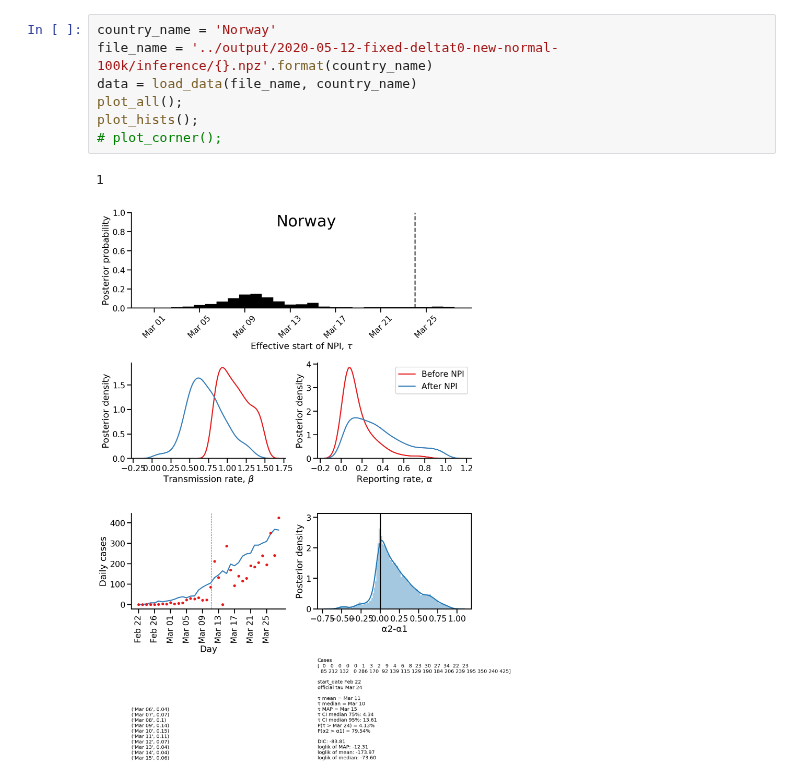
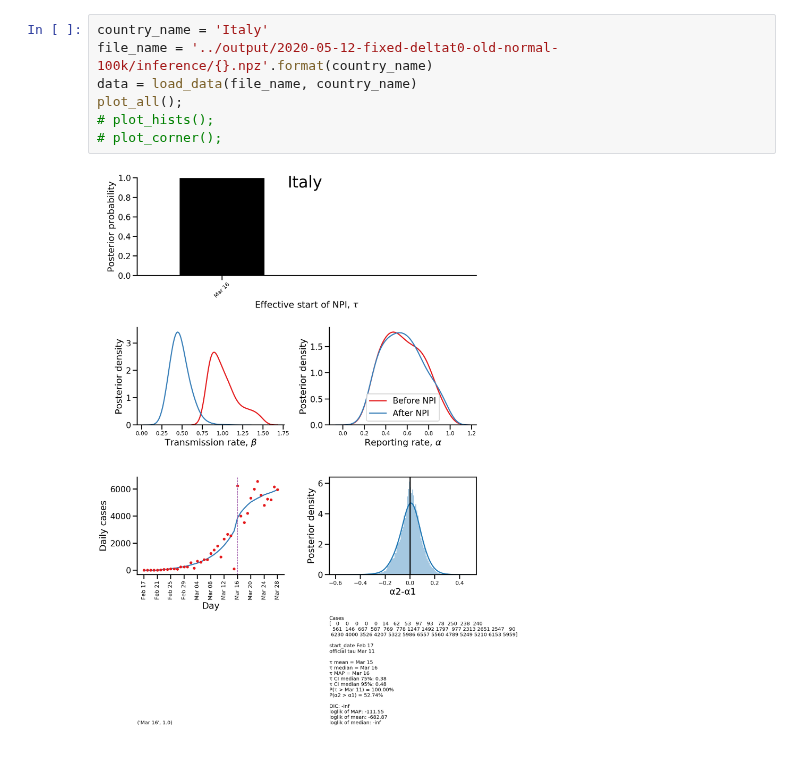
Before and after one commit to yoavram-lab/EffectiveNPI, a Jupyter notebook: src/plot_one.ipynb, the cells around one changed output. Cells and saved outputs as stored; diff of their text form.

Commit message:
-inf in Italy

```diff
--- a/src/plot_one.ipynb
+++ b/src/plot_one.ipynb
@@ -12,10 +15,9 @@ exec(open("plot_utils.py").read())
 # %%
-country_name = 'Norway'
-file_name = '../output/2020-05-12-fixed-deltat0-new-normal-100k/inference/{}.npz'.format(country_name)
+country_name = 'Italy'
+file_name = '../output/2020-05-12-fixed-deltat0-old-normal-100k/inference/{}.npz'.format(country_name)
 data = load_data(file_name, country_name)
 plot_all();
-plot_hists();
+# plot_hists();
 # plot_corner();
 # %% [output]
-1
-[figure, old version]
+[figure, new version]
```
Also changed, not shown: parts of 2 cells of this notebook, 1 other file.
